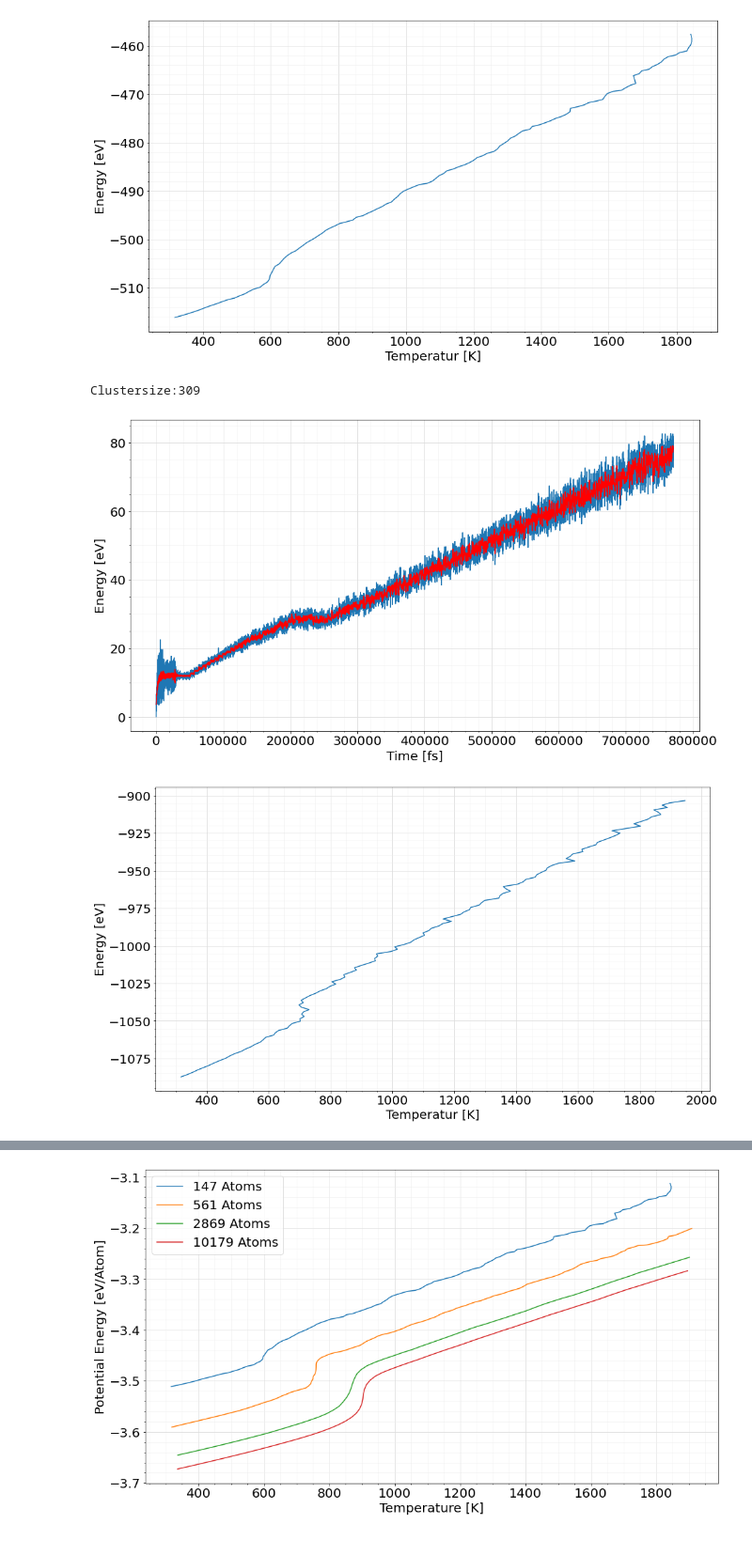
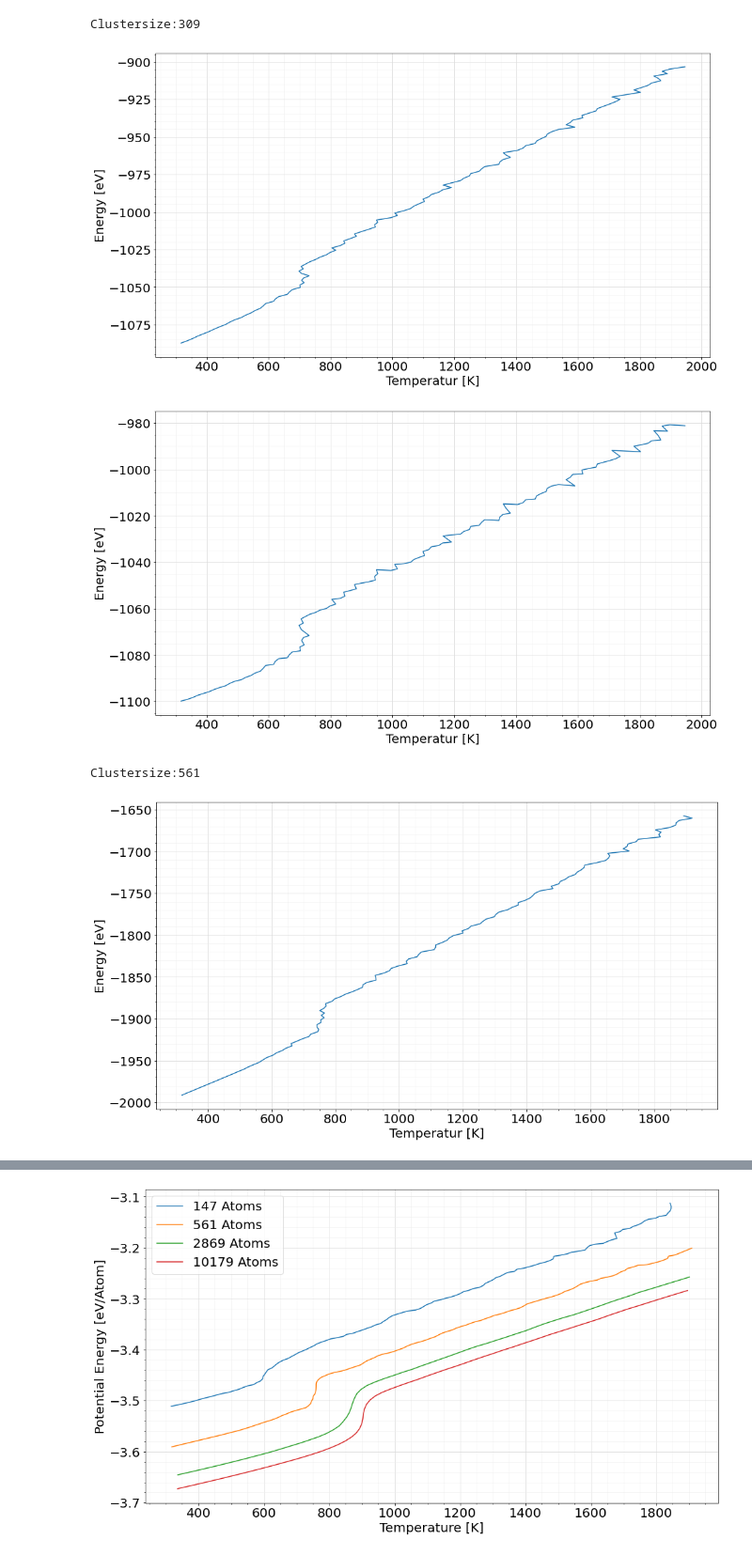
Before and after one commit to cmoser8892/MoleDymCode, a Jupyter notebook: AJupyter/m7VariableClusterSizeRunner.ipynb, the cells around one changed output, grey strips where cells are left out. Shown at 94% size. Saved outputs shown, nothing was run; the diff lists cells and outputs as text; code cells hidden in the pictures.

```diff
--- a/AJupyter/m7VariableClusterSizeRunner.ipynb
+++ b/AJupyter/m7VariableClusterSizeRunner.ipynb
@@ -55,8 +55,8 @@ def dataPlotterEnergyTemperatur(layerID):
     temperatur = readDataFromFile(temperaturFileLocation)
 
     #filter
-    energyFiltered = filterInput(energy,3)
-    temperaturFiltered = filterInput(temperatur,3)
+    energyFiltered = filterInput(energy,9)
+    temperaturFiltered = filterInput(temperatur,9)
 
     #plot
     labelX = "Temperatur [K]"
@@ -121,7 +121,7 @@ def combinedFunction(layerID):
 def plotter():
     for layerID in range(14-3+1):
         print("Clustersize:" + readClusterSizes(layerID+3))
-        dataPlotterKineticEnergy(layerID+3)
+        #dataPlotterKineticEnergy(layerID+3)
         dataPlotterEnergyTemperatur(layerID+3)
         dataPlotterPotentialEnergyTemperatur(layerID+3)
 
@@ -221,14 +221,8 @@ def dataPlotterPotentialEnergyTemperatur(layerID):
     potentialEnergy = np.array(energy) - calculateKineticEnergyBack(layerID)
 
     #filter
-    df1 = pd.DataFrame(dict(x=potentialEnergy))
-    energyFiltered = df1[["x"]].apply(savgol_filter, window_length=9, polyorder=2)
-    #energyFilterd = potentialEnergy
-
-
-    df2 = pd.DataFrame(dict(x=temperatur))
-    temperaturFiltered = df2[["x"]].apply(savgol_filter, window_length=9, polyorder=2)
-    #temperaturFiltered = temperatur
+    energyFiltered = filterInput(potentialEnergy,9)
+    temperaturFiltered = filterInput(temperatur,9)
 
     #plot
     labelX = "Temperatur [K]"
@@ -324,11 +318,8 @@ def plotterMoreEnergyTemperatur():
         potentialEnergy = (np.array(energy) - calculateKineticEnergyBack(layerID))/float(readClusterSizes(layerID))
         #print(readClusterSizes(layerID))
         #filter  (filter only rally matters for 3 and 5)
-        df1 = pd.DataFrame(dict(x=potentialEnergy))
-        energyFiltered.append(df1[["x"]].apply(savgol_filter, window_length=9, polyorder=2))
-
-        df2 = pd.DataFrame(dict(x=temperatur))
-        temperaturFiltered.append(df2[["x"]].apply(savgol_filter, window_length=9, polyorder=2))
+        energyFiltered.append(filterInput(potentialEnergy,9))
+        temperaturFiltered.append(filterInput(temperatur,9))
 
 
     #plot
@@ -462,7 +453,7 @@ def plotVsClusterTogetherThree():
     plt.show()
     return imageSafeLocation
 
-applyeFilter = True
+applyeFilter = False
 def filterInput(data, windowlength, polyorder=2):
     df1 = pd.DataFrame(dict(x=data))
     if applyeFilter == True:
@@ -479,4 +470,5 @@ Clustersize:147
+Clustersize:309
-[figure, old version]
+[figure, new version]
-Clustersize:309
-[figure, old version]
+[figure, new version]
+Clustersize:561
-[figure, old version]
+[figure, new version]
```
Also changed, not shown: parts of 3 cells of this notebook, 24 other files.
